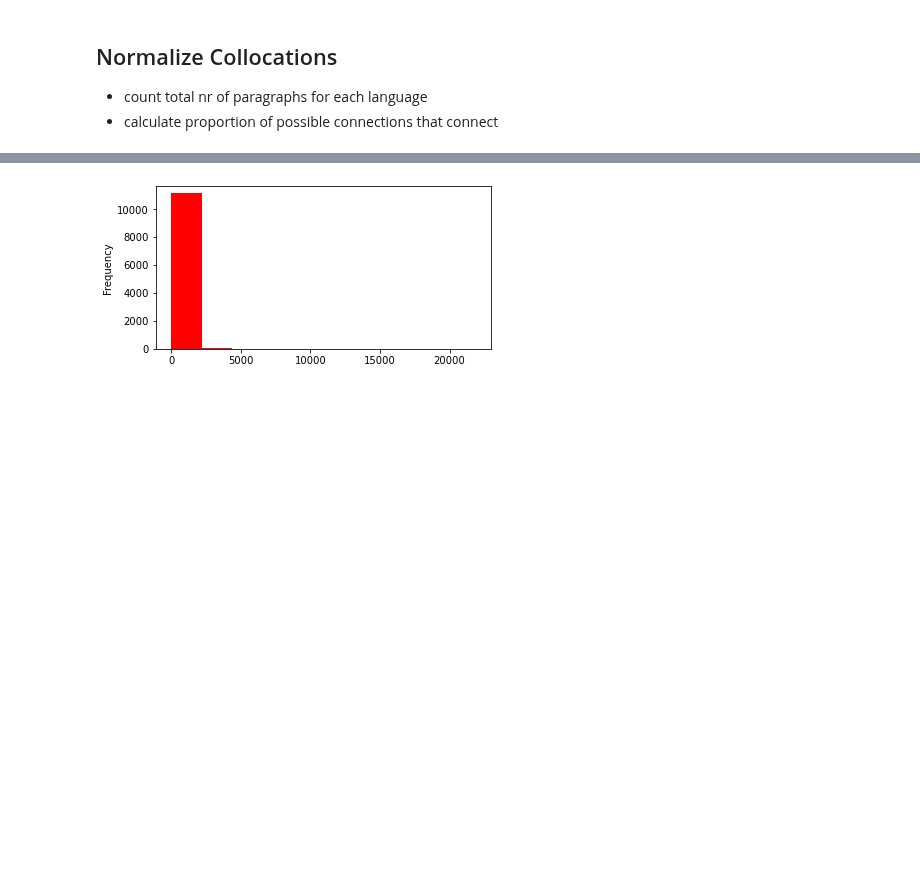
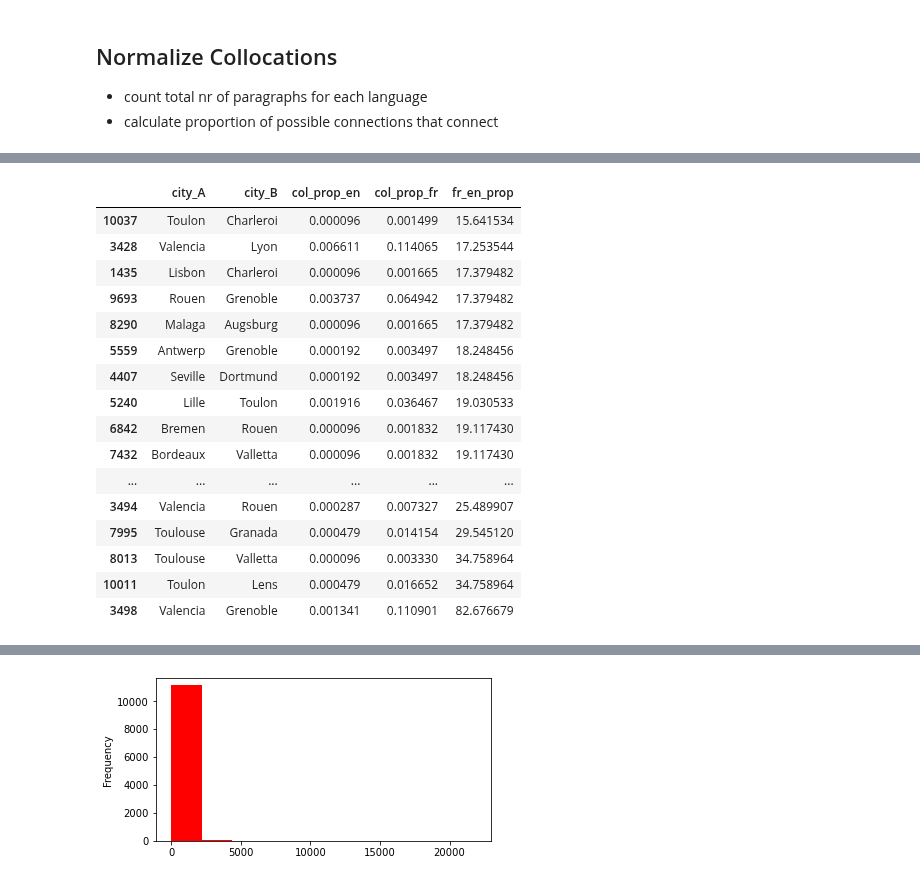
Before and after one commit to seriousdeejay/citynet, a Jupyter notebook: src/analyses/Brecht/dataframe_for_gm.ipynb, the cells around one changed output, grey strips where cells are left out. Cells and saved outputs as stored; diff of their text form; code cells hidden in the pictures; blank space fills up the shorter version.

```diff
--- a/src/analyses/Brecht/dataframe_for_gm.ipynb
+++ b/src/analyses/Brecht/dataframe_for_gm.ipynb
@@ -746,0 +846,12 @@ edges_df.head()
+# %%
+def fr_en_prop(row):
+    if (row['col_prop_fr'] == 0) | (row['col_prop_en'] == 0):
+        prop = np.nan
+    else:
+        prop = row['col_prop_fr'] / row['col_prop_en']
+
+    return prop
+
+# if the french relation is the same size as the english prop = 1 if french is greater >1 if english is greater <1
+df['fr_en_prop'] = df.apply(fr_en_prop, axis = 1)
+df.head()
@@ -746,0 +865,23 @@ edges_df.head()
+# %%
+COLS = ['city_A', 'city_B', 'col_prop_en', 'col_prop_fr', 'fr_en_prop']
+
+# if the french relation is greater >1 if english is greater <1
+df[COLS][~df.fr_en_prop.isna()].sort_values(by='fr_en_prop').tail(20)
+# %% [output]
+|  | city_A | city_B | col_prop_en | col_prop_fr | fr_en_prop |
+| 10037 | Toulon | Charleroi | 0.000096 | 0.001499 | 15.641534 |
+| 3428 | Valencia | Lyon | 0.006611 | 0.114065 | 17.253544 |
+| 1435 | Lisbon | Charleroi | 0.000096 | 0.001665 | 17.379482 |
+| 9693 | Rouen | Grenoble | 0.003737 | 0.064942 | 17.379482 |
+| 8290 | Malaga | Augsburg | 0.000096 | 0.001665 | 17.379482 |
+| 5559 | Antwerp | Grenoble | 0.000192 | 0.003497 | 18.248456 |
+| 4407 | Seville | Dortmund | 0.000192 | 0.003497 | 18.248456 |
+| 5240 | Lille | Toulon | 0.001916 | 0.036467 | 19.030533 |
+| 6842 | Bremen | Rouen | 0.000096 | 0.001832 | 19.117430 |
+| 7432 | Bordeaux | Valletta | 0.000096 | 0.001832 | 19.117430 |
+| ... | ... | ... | ... | ... | ... |
+| 3494 | Valencia | Rouen | 0.000287 | 0.007327 | 25.489907 |
+| 7995 | Toulouse | Granada | 0.000479 | 0.014154 | 29.545120 |
+| 8013 | Toulouse | Valletta | 0.000096 | 0.003330 | 34.758964 |
+| 10011 | Toulon | Lens | 0.000479 | 0.016652 | 34.758964 |
+| 3498 | Valencia | Grenoble | 0.001341 | 0.110901 | 82.676679 |
```
Also changed, not shown: parts of 18 cells of this notebook, 1 other file.
